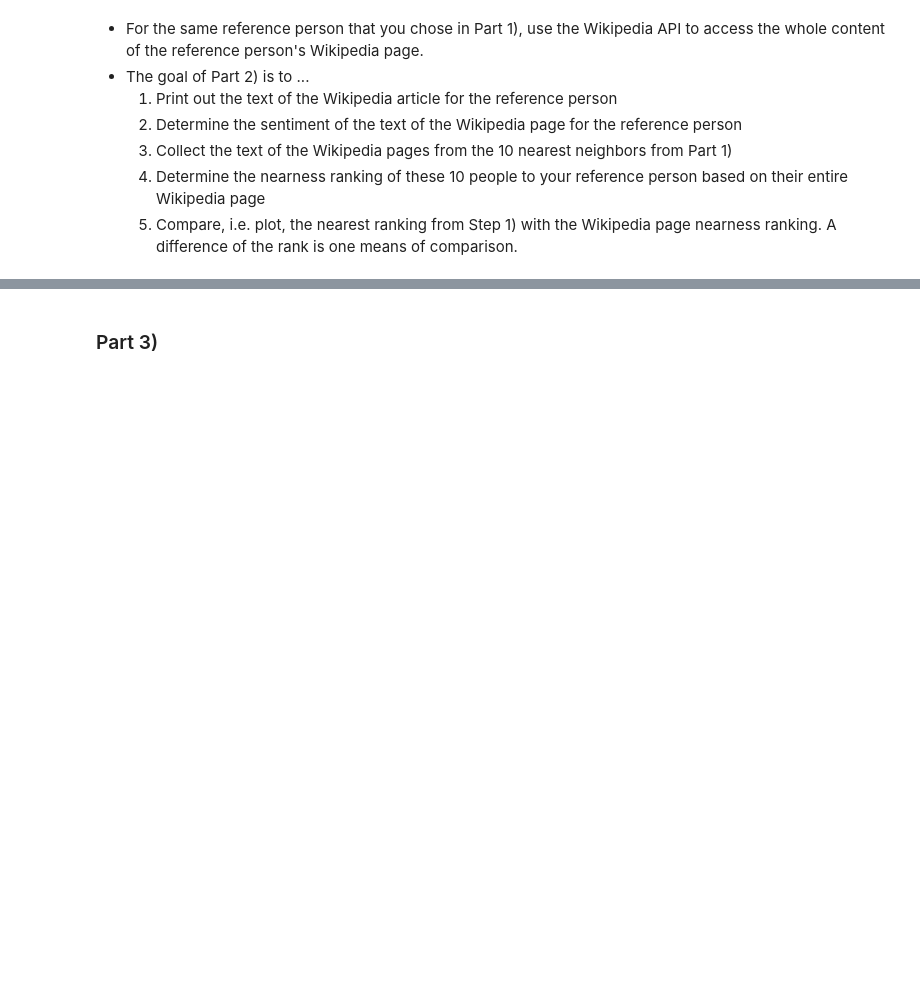
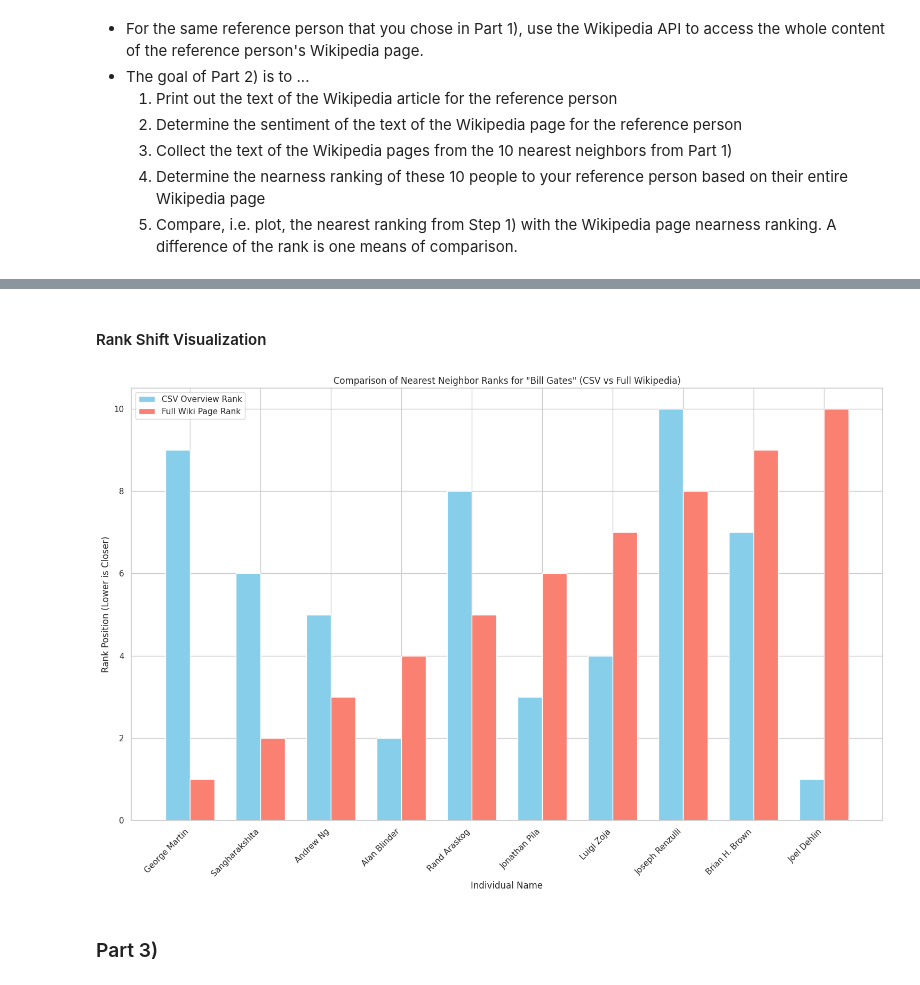
Before and after one commit to ikoghoddds-bit/Data-Science-Portfolio-C21, a Jupyter notebook: Projects/Project-5/NLP.Description.for.Students_Pass_Dirty.ipynb, the cells around one changed output, grey strips where cells are left out. Drawn from its saved outputs; the diff is of its cells as text; code cells hidden in the pictures; blank space fills up the shorter version.

```diff
--- a/Projects/Project-5/NLP.Description.for.Students_Pass_Dirty.ipynb
+++ b/Projects/Project-5/NLP.Description.for.Students_Pass_Dirty.ipynb
@@ -16,0 +206,8 @@ on Wikipedia.
+# %%
+# Fit and transform raw text overviews into a Document-Term Matrix
+
+X_raw = raw_vectorizer.fit_transform(df['text'] if 'text' in df.columns else df['overview'])
+
+print("--- Vector Matrix Summary ---\n")
+print(f"Document-Term Matrix Shape: {X_raw.shape}")
+print(f"Total Vocabulary Size: {X_raw.shape[1]} raw words")
@@ -26,0 +315,18 @@ on Wikipedia.
+# %%
+# List of 11 individuals (Reference Person + 10 Nearest Neighbors)
+
+all_11_names = [ref_name] + list(p1_neighbors_df['Name'])
+
+wiki_pages_text = {}
+
+print("---Fetching Wikipedia Pages ---")
+for person in all_11_names:
+    page = wiki_env.page(person)
+    if page.exists():
+        wiki_pages_text[person] = page.text
+        display(f"Successfully fetched page for: {person}")
+    else:
+
+      # Fallback if title mismatch occurs
+      wiki_pages_text[person] = df[df[name_col] == person][text_col].values[0]
+      display(f" Page not found for '{person}'. Using CSV fallback overview.")
@@ -27,3 +434,25 @@ on Wikipedia.
+# %% [markdown]
+#### Rank Shift Visualization
+# %%
+# Comparison plot between CSV Rank and Full Wikipedia Rank
+
+plt.figure(figsize=(15, 10))
+
+x = np.arange(len(p2_ranking_df))
+width = 0.35
+
+plt.bar(x - width/2, p2_ranking_df['CSV_Rank'], width, label='CSV Overview Rank', color='skyblue')
+plt.bar(x + width/2, p2_ranking_df['Wiki_Rank'], width, label='Full Wiki Page Rank', color='salmon')
+
+plt.xlabel('Individual Name')
+plt.ylabel('Rank Position (Lower is Closer)')
+plt.title(f'Comparison of Nearest Neighbor Ranks for "{ref_name}" (CSV vs Full Wikipedia)')
+plt.xticks(ticks=x, labels=p2_ranking_df['Name'], rotation=45, ha='right')
+plt.legend()
+plt.tight_layout()
+plt.show()
+# %% [output]
+[figure, added]
 # %% [markdown]
 ### Part 3)
 # %% [markdown]
```
Also changed, not shown: parts of 44 cells of this notebook.
